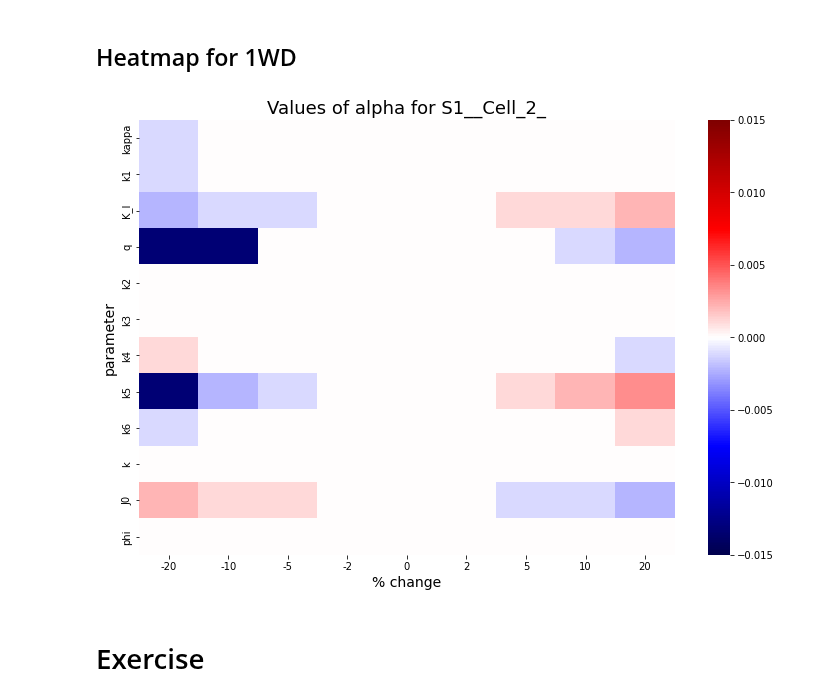
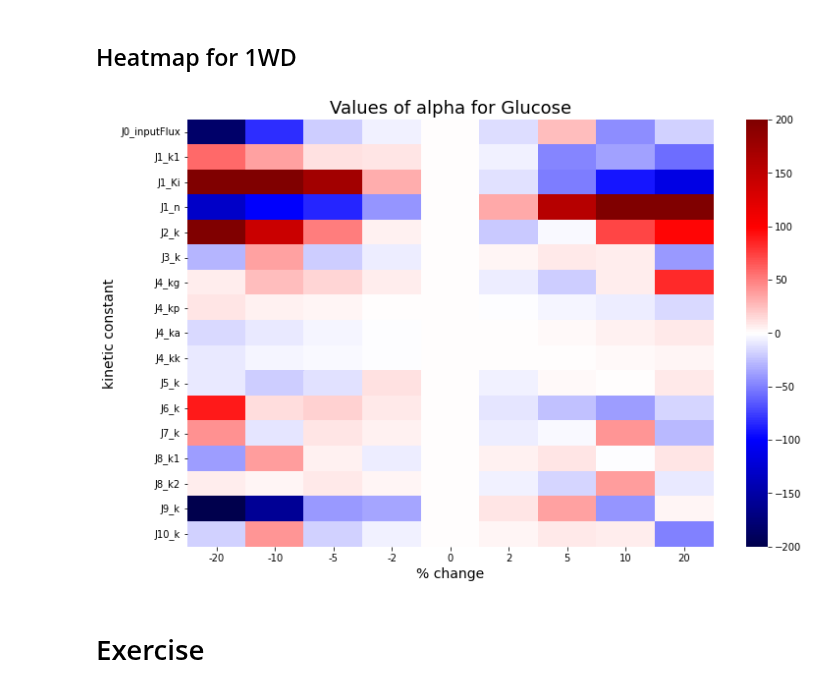
Before and after one commit to ModelEngineering/BIOEN-437, a Jupyter notebook: Lectures/Design-Of-Experiments/doe_one_way_design.ipynb, the cells around one changed output. Saved outputs shown, nothing was run; the diff lists cells and outputs as text; code cells hidden in the pictures.

Commit message:
Updated 1-way design to use original wolf model

```diff
--- a/Lectures/Design-Of-Experiments/doe_one_way_design.ipynb
+++ b/Lectures/Design-Of-Experiments/doe_one_way_design.ipynb
@@ -52,6 +52,3 @@ FONTSIZE = 16
 FREQIDX = 0  # Index of frequency values
 TIME = "time"
 SMALLEST_PCT = -100  # Smallest percent change in a parameter value
-WOLF_RR = te.loadSBMLModel("https://www.ebi.ac.uk/biomodels/model/download/BIOMD0000000691.3?filename=BIOMD0000000691_url.xml")
-WOLF_MODEL = WOLF_RR.getAntimony()
-print(WOLF_MODEL)
@@ -136,16 +196,17 @@ We begin with an exploration of the Wolf model to understand its parameters and
 # %%
 # Constants used in the analysis of the Wolf model
 START = 0
-END = 20
+END = 5
 NUMPT = 1000  # number of points to simulate
+WOLF_RR = te.loada(WOLF_MODEL)
 PARAMETER_DCT = getParameterValueDct(WOLF_MODEL)
 WOLF_FACTORS = list(PARAMETER_DCT.keys())
 rr = te.loada(WOLF_MODEL)
 WOLF_DF = arrToDF(rr.simulate(START, END, NUMPT))
 WOLF_DF = WOLF_DF.set_index("time")
 WOLF_SPECIES = list(WOLF_DF.columns)
-SPECIES = WOLF_SPECIES[1]  # Used in tests
-PARAMETER = "K_I"  # Used in tests
+SPECIES = "Glucose"  # Used in tests
+PARAMETER = "J1_k1"  # Used in tests
 # %% [markdown]
 ## Exploration of the Model
 # %%
@@ -368,6 +427,7 @@ def calculatePeakFrequency(molecule, dataDF, numDelete=0, offset=100):
     Returns
     -------
     float: peak frequency
+    float: amplitude
     """
     def getIndexOfMax(arr):
         maxx = max(arr)
@@ -388,11 +448,12 @@ def calculatePeakFrequency(molecule, dataDF, numDelete=0, offset=100):
         amplitudes = deleteArrayElement(amplitudes, maxIdx)
     # Report the next highest value
     maxIdx = getIndexOfMax(amplitudes)
-    return frequencies[maxIdx]
+    return frequencies[maxIdx], amplitudes[maxIdx]
 
 # TESTS
-peak_frequency = calculatePeakFrequency(SPECIES, WOLF_DF)
+peak_frequency, peak_amplitude = calculatePeakFrequency(SPECIES, WOLF_DF)
 assert(peak_frequency > 0)
+assert(peak_amplitude > 0)
 print("OK!")
 # %% [output]
 OK!
@@ -409,7 +482,7 @@ WOLF_FACTORS
 # %%
 def calculateFrequencyResponses(factors=WOLF_FACTORS, percents=[0], molecule=SPECIES):
     """
-    Calculates the frequency responses for a 1WD for the factors and
+    Calculates the amplitude at the peak frequency for a 1WD for the factors and
     levels expressed as percents.
 
     Parameters
@@ -422,15 +495,15 @@ def calculateFrequencyResponses(factors=WOLF_FACTORS, percents=[0], molecule=SPE
     pd.DataFrame
        rows: factor
        columns: percents
-       values: frequency
+       values: amplitudes
     """
     percent_dct = {p: [] for p in percents}
     for factor in factors:
         data_dct = runSimulations(factor, percents, isPlot=False)
         # Calculate the FFT for all percents for this factor
         for percent in data_dct.keys():
-            frequency = calculatePeakFrequency(molecule, data_dct[percent])
-            percent_dct[percent].append(frequency)
+            _, amplitude = calculatePeakFrequency(molecule, data_dct[percent])
+            percent_dct[percent].append(amplitude)
     return pd.DataFrame(percent_dct, index=factors)
 
 df = calculateFrequencyResponses(percents=[-2, 0, 2])
@@ -610,13 +698,13 @@ _ = sns.heatmap(df, cmap='seismic', vmin=0, vmax=1)
 # %%
 # Visualization for NADH
 mu, df = runStudy(percents=[-20, -10, -5, -2, 0, 2, 5, 10, 20], molecule=SPECIES)
 fig, ax = plt.subplots(1, figsize=(12, 8))
-sns.heatmap(df, cmap="seismic", vmin=-0.015, vmax=0.015, ax=ax)
-plt.ylabel("parameter", fontsize=14)
+sns.heatmap(df, cmap="seismic", ax=ax, vmin=-200, vmax=200)
+plt.ylabel("kinetic constant", fontsize=14)
 plt.xlabel("% change", fontsize=14)
 _ = plt.title("Values of alpha for %s" % SPECIES, fontsize=18)
 # %% [output]
-[figure, old version]
+[figure, new version]
 # %% [markdown]
 # Exercise
 # %% [markdown]
```
Also changed, not shown: parts of 17 cells of this notebook.
